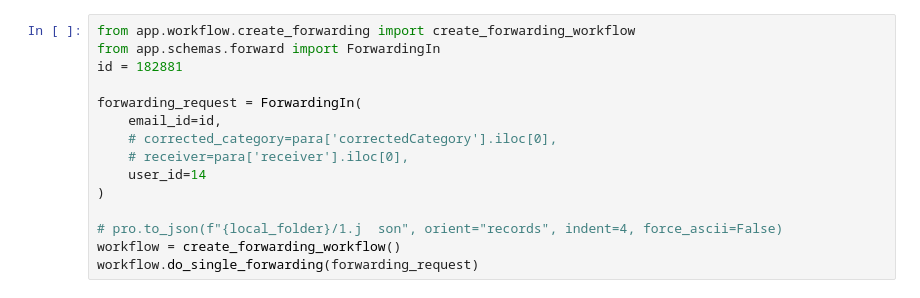
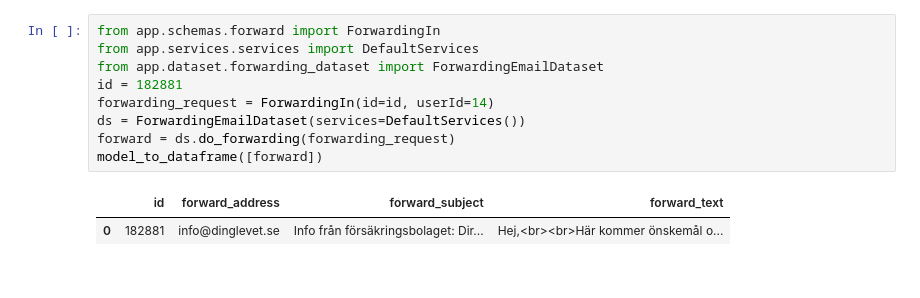
Before and after one commit to Jacque008/email_fastAPI, a Jupyter notebook: test.ipynb, the cells around one changed output. Drawn from its saved outputs; the diff is of its cells as text.

```diff
--- a/test.ipynb
+++ b/test.ipynb
@@ -27,15 +63,12 @@ NameError: name 'ca' is not defined
-# %%
-from app.workflow.create_forwarding import create_forwarding_workflow
-from app.schemas.forward import ForwardingIn
-id = 182881
-
-forwarding_request = ForwardingIn(
-    email_id=id,
-    # corrected_category=para['correctedCategory'].iloc[0],
-    # receiver=para['receiver'].iloc[0],
-    user_id=14
-)
-
-# pro.to_json(f"{local_folder}/1.j  son", orient="records", indent=4, force_ascii=False)
-workflow = create_forwarding_workflow()
-workflow.do_single_forwarding(forwarding_request)
+# %%
+from app.schemas.forward import ForwardingIn
+from app.services.services import DefaultServices
+from app.dataset.forwarding_dataset import ForwardingEmailDataset
+id = 182881
+forwarding_request = ForwardingIn(id=id, userId=14)
+ds = ForwardingEmailDataset(services=DefaultServices())
+forward = ds.do_forwarding(forwarding_request)
+model_to_dataframe([forward])
+# %% [output]
+|  | id | forward_address | forward_subject | forward_text |
+| 0 | 182881 | info@dinglevet.se | Info från försäkringsbolaget: Dir... | Hej,<br><br>Här kommer önskemål o... |
```
Also changed, not shown: parts of 7 cells of this notebook, 11 other files.
